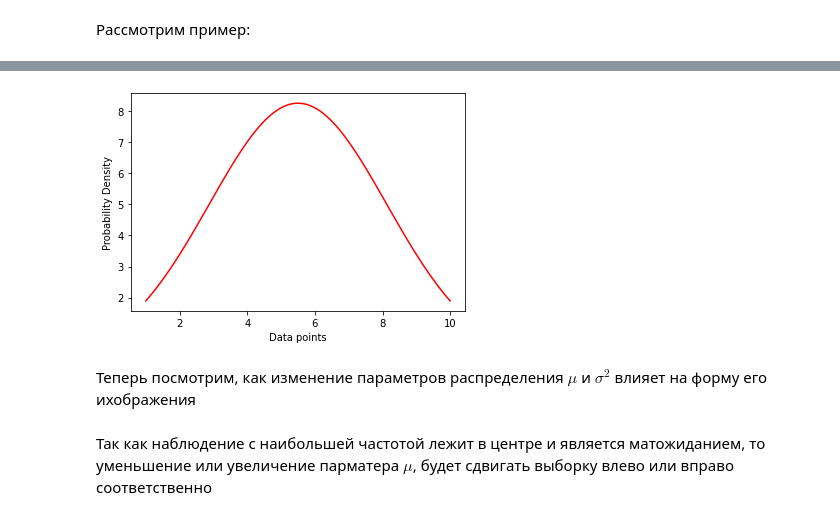
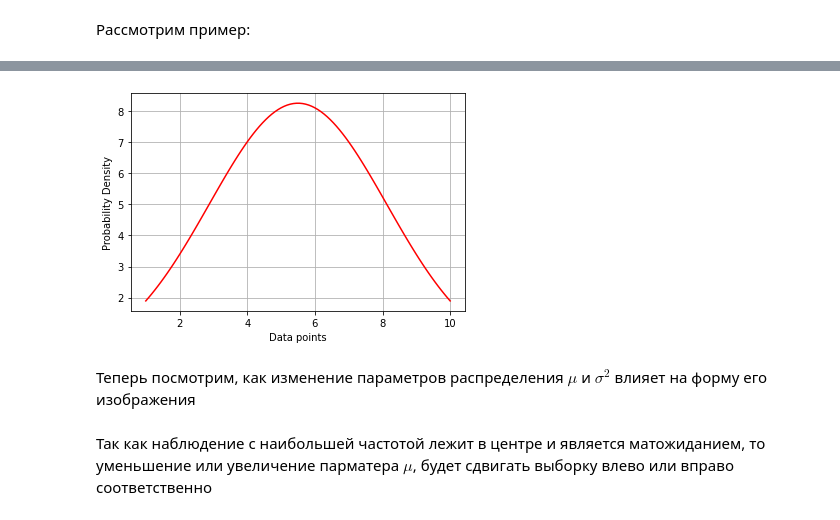
Before and after one commit to RvotniyFlex/Classique-sPlace, a Jupyter notebook: Консультации/04_Hypothesis_tests.ipynb, the cells around one changed output, grey strips where cells are left out. Cells and saved outputs as stored; diff of their text form; code cells hidden in the pictures.

```diff
--- a/Консультации/04_Hypothesis_tests.ipynb
+++ b/Консультации/04_Hypothesis_tests.ipynb
@@ -71,11 +103,12 @@ sd = np.std(data)
 # %%
 plt.plot(data, norm_dist(data, mean, sd) , color='red')
 plt.xlabel('Data points')
-plt.ylabel('Probability Density');
+plt.ylabel('Probability Density')
+plt.grid();
 # %% [output]
-[figure, old version]
+[figure, new version]
 # %% [markdown]
-Теперь посмотрим, как изменение параметров распределения $\mu$ и $\sigma^2$ влияет на форму его ихображения
+Теперь посмотрим, как изменение параметров распределения $\mu$ и $\sigma^2$ влияет на форму его изображения
 # %% [markdown]
 Так как наблюдение с наибольшей частотой лежит в центре и является матожиданием, то уменьшение или увеличение парматера $\mu$, будет сдвигать выборку влево или вправо соответственно
 # %% [markdown]
```
Also changed, not shown: parts of 122 cells of this notebook, 2 other files.
